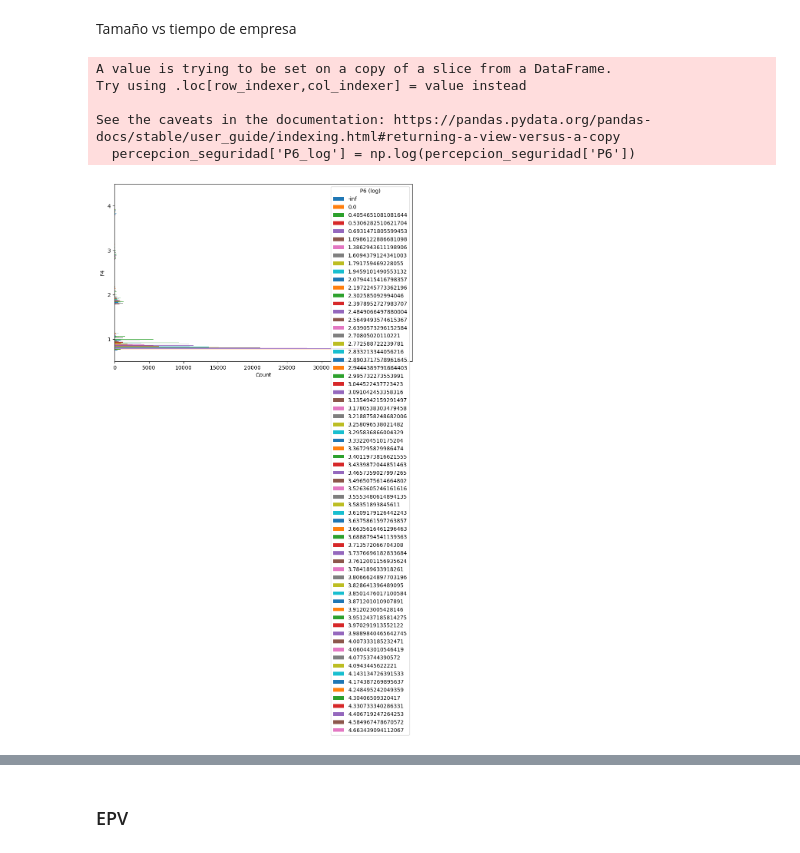
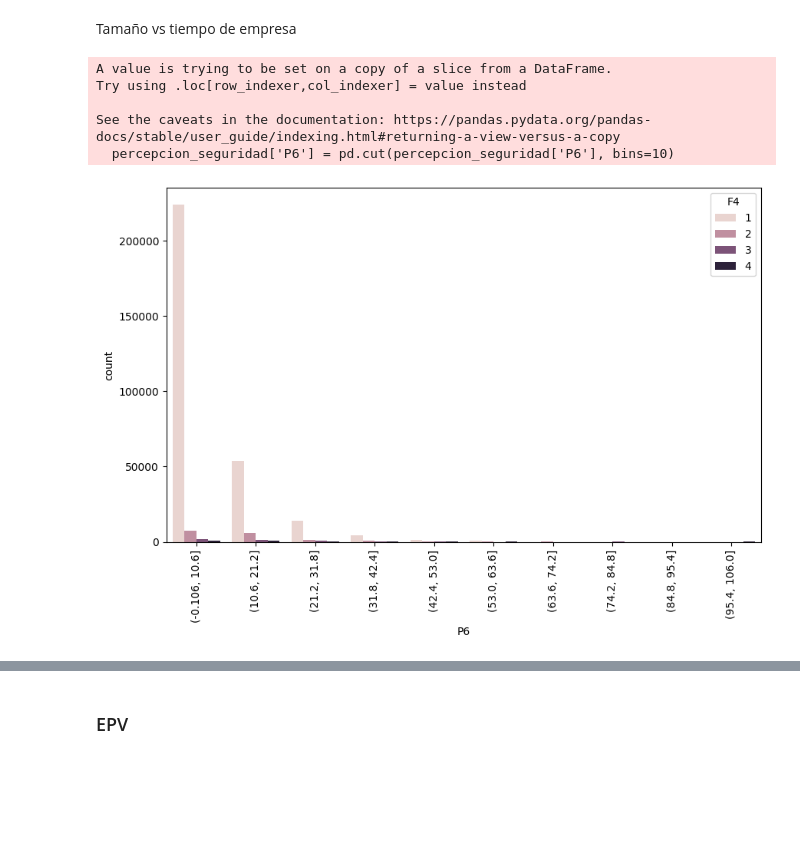
Before and after one commit to JuanParraG/dinamita-de-datos, a Jupyter notebook: Análisis de datos.ipynb, the cells around one changed output, grey strips where cells are left out. Cells and saved outputs as stored; diff of their text form; code cells hidden in the pictures; blank space fills up the shorter version.

```diff
--- a/Análisis de datos.ipynb
+++ b/Análisis de datos.ipynb
@@ -474,28 +442,26 @@ See the caveats in the documentation: https://pandas.pydata.org/pandas-docs/stab
 # %% [markdown]
 Tamaño vs tiempo de empresa
-# %%
-percepcion_seguridad = ECN2022EXP[["F4", "P6"]]
-
-# Aplicar la transformación logarítmica a la columna 'P6'
-percepcion_seguridad['P6_log'] = np.log(percepcion_seguridad['P6'])
-
-# Crear la tabla de contingencia (crosstab)
-tcont = pd.crosstab(percepcion_seguridad["F4"], percepcion_seguridad["P6_log"])
-
-# Crear el gráfico de barras horizontal
-tcont.plot(kind="barh", figsize=(10, 6))
-
-# Ajustar la leyenda y etiquetas de los ejes
-plt.legend(title="P6 (log)", loc="upper right")
-plt.xlabel("Count")
-plt.ylabel("F4")
-
-# Mostrar el gráfico
-plt.show()
-# %% [output]
-A value is trying to be set on a copy of a slice from a DataFrame.
-Try using .loc[row_indexer,col_indexer] = value instead
-
-See the caveats in the documentation: https://pandas.pydata.org/pandas-docs/stable/user_guide/indexing.html#returning-a-view-versus-a-copy
-  percepcion_seguridad['P6_log'] = np.log(percepcion_seguridad['P6'])
-[figure, removed]
+# %%
+# Seleccionar las columnas 'P6' y 'P56'
+percepcion_seguridad = ECN2022EXP[["F4", "P6"]]
+
+# Dividir la columna 'P6' en 10 bins
+percepcion_seguridad['P6'] = pd.cut(percepcion_seguridad['P6'], bins=10)
+
+# Agrupar y contar los valores
+percepcion_seguridad = percepcion_seguridad.groupby(["P6", "F4"]).size().reset_index(name='count')
+
+# Graficar el gráfico de barras
+plt.figure(figsize=(10, 6))
+sns.barplot(data=percepcion_seguridad, x='P6', y='count', hue='F4')
+plt.xticks(rotation=90)
+
+# Mostrar el gráfico
+plt.show()
+# %% [output]
+A value is trying to be set on a copy of a slice from a DataFrame.
+Try using .loc[row_indexer,col_indexer] = value instead
+
+See the caveats in the documentation: https://pandas.pydata.org/pandas-docs/stable/user_guide/indexing.html#returning-a-view-versus-a-copy
+  percepcion_seguridad['P6'] = pd.cut(percepcion_seguridad['P6'], bins=10)
+[figure, added]
```
Also changed, not shown: parts of 8 cells of this notebook.
